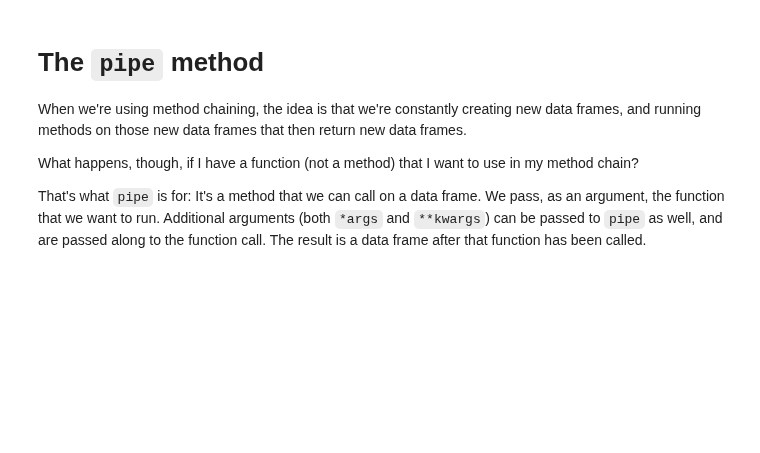
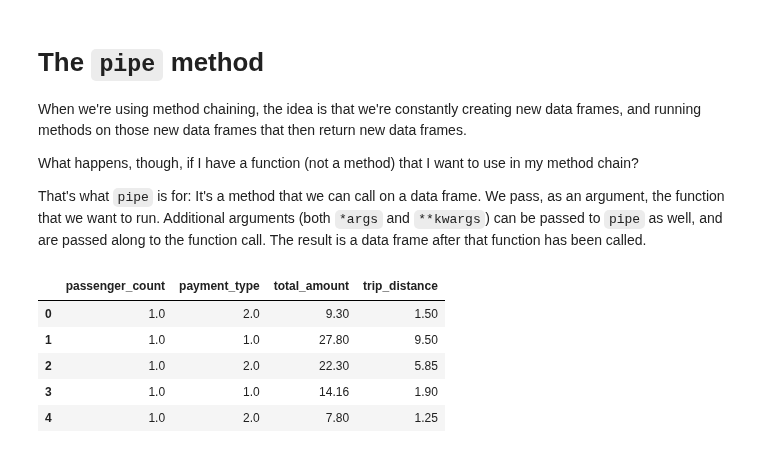
Before and after one commit to opagani/https-github.com-opagani-2024-08Aug-cleaning, a Jupyter notebook: LernerPython - 2024-08Aug-chaining.ipynb, the cells around one changed output. Drawn from its saved outputs; the diff is of its cells as text; code cells hidden in the pictures; blank space fills up the shorter version.

```diff
--- a/LernerPython - 2024-08Aug-chaining.ipynb
+++ b/LernerPython - 2024-08Aug-chaining.ipynb
@@ -619,3 +619,12 @@ When we're using method chaining, the idea is that we're constantly creating new
 What happens, though, if I have a function (not a method) that I want to use in my method chain?
 
 That's what `pipe` is for: It's a method that we can call on a data frame. We pass, as an argument, the function that we want to run. Additional arguments (both `*args` and `**kwargs`) can be passed to `pipe` as well, and are passed along to the function call. The result is a data frame after that function has been called.
+# %%
+df.head()
+# %% [output]
+|  | passenger_count | payment_type | total_amount | trip_distance |
+| 0 | 1.0 | 2.0 | 9.30 | 1.50 |
+| 1 | 1.0 | 1.0 | 27.80 | 9.50 |
+| 2 | 1.0 | 2.0 | 22.30 | 5.85 |
+| 3 | 1.0 | 1.0 | 14.16 | 1.90 |
+| 4 | 1.0 | 2.0 | 7.80 | 1.25 |
```
Also changed, not shown: parts of 1 cell of this notebook.
